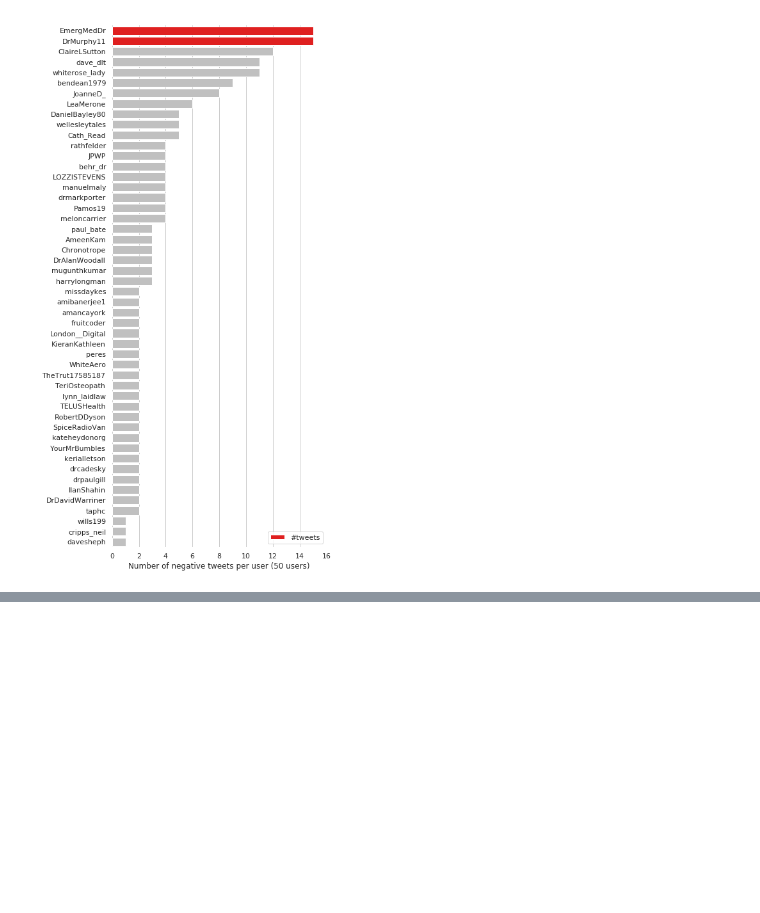
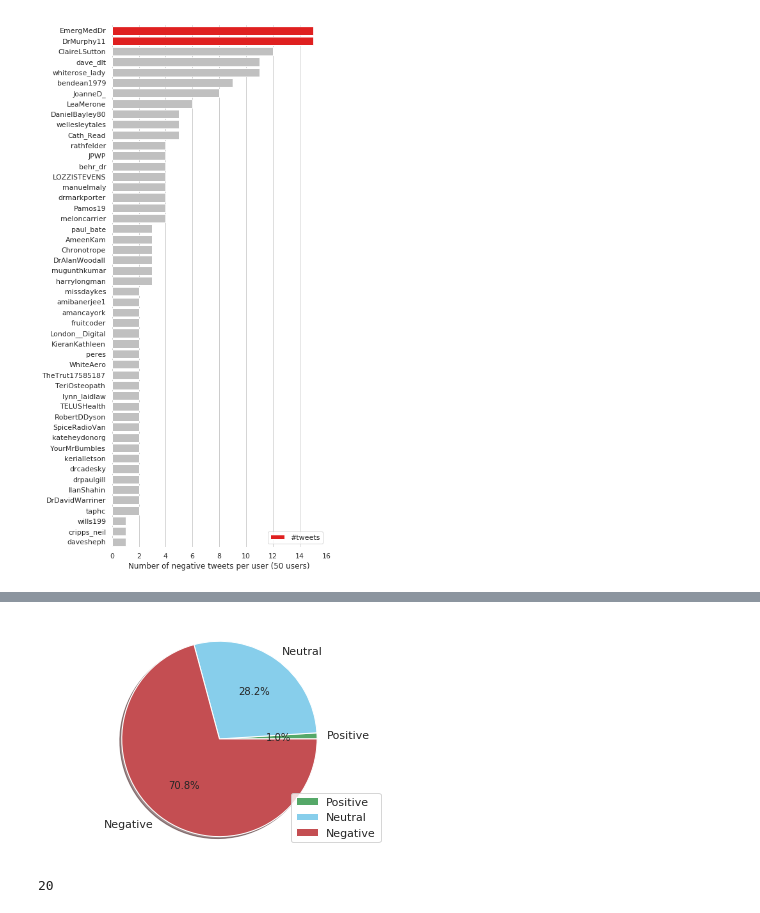
Before and after one commit to Xhattam/Twitter_Sentiment_Analysis, a Jupyter notebook: notebooks/tweets_visualiser.ipynb, the cells around one changed output, grey strips where cells are left out. Drawn from its saved outputs; the diff is of its cells as text; code cells hidden in the pictures; blank space fills up the shorter version.

Commit message:
Have pretty charts, and a standalone project going from an input of keywords and number of tweets to an output of charts

```diff
--- a/notebooks/tweets_visualiser.ipynb
+++ b/notebooks/tweets_visualiser.ipynb
@@ -71,0 +89,4 @@ plot_horiz_bars(sorted_neg_users, 50)
+# %%
+piechart(df)
+# %% [output]
+[figure, added]
@@ -71,0 +95,4 @@ plot_horiz_bars(sorted_neg_users, 50)
+# %%
+len(df.loc[df['u_screen_name'] == "DrMurphy11"])
+# %% [output]
+20
```
Also changed, not shown: parts of 7 cells of this notebook, 56 other files.
